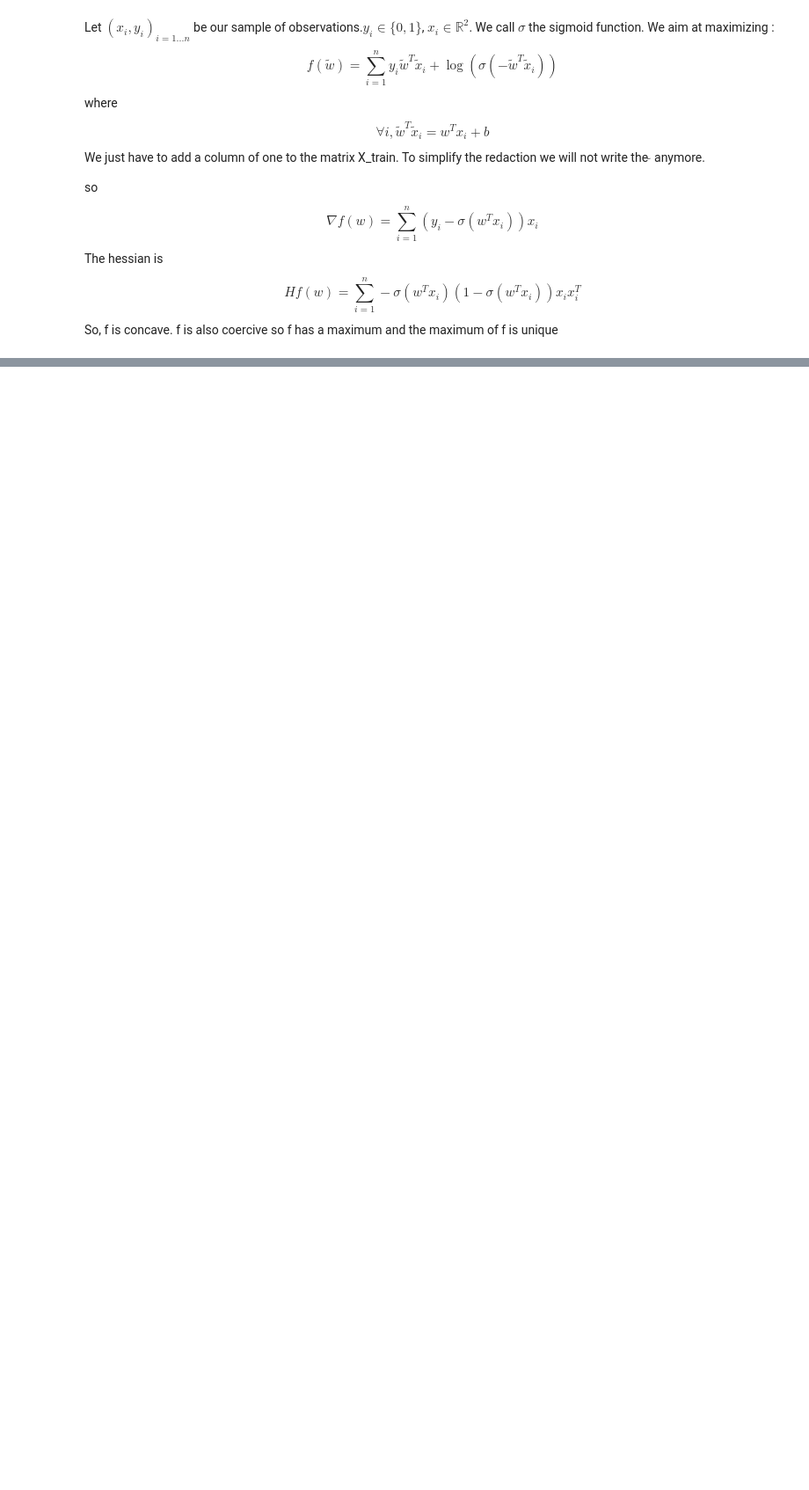
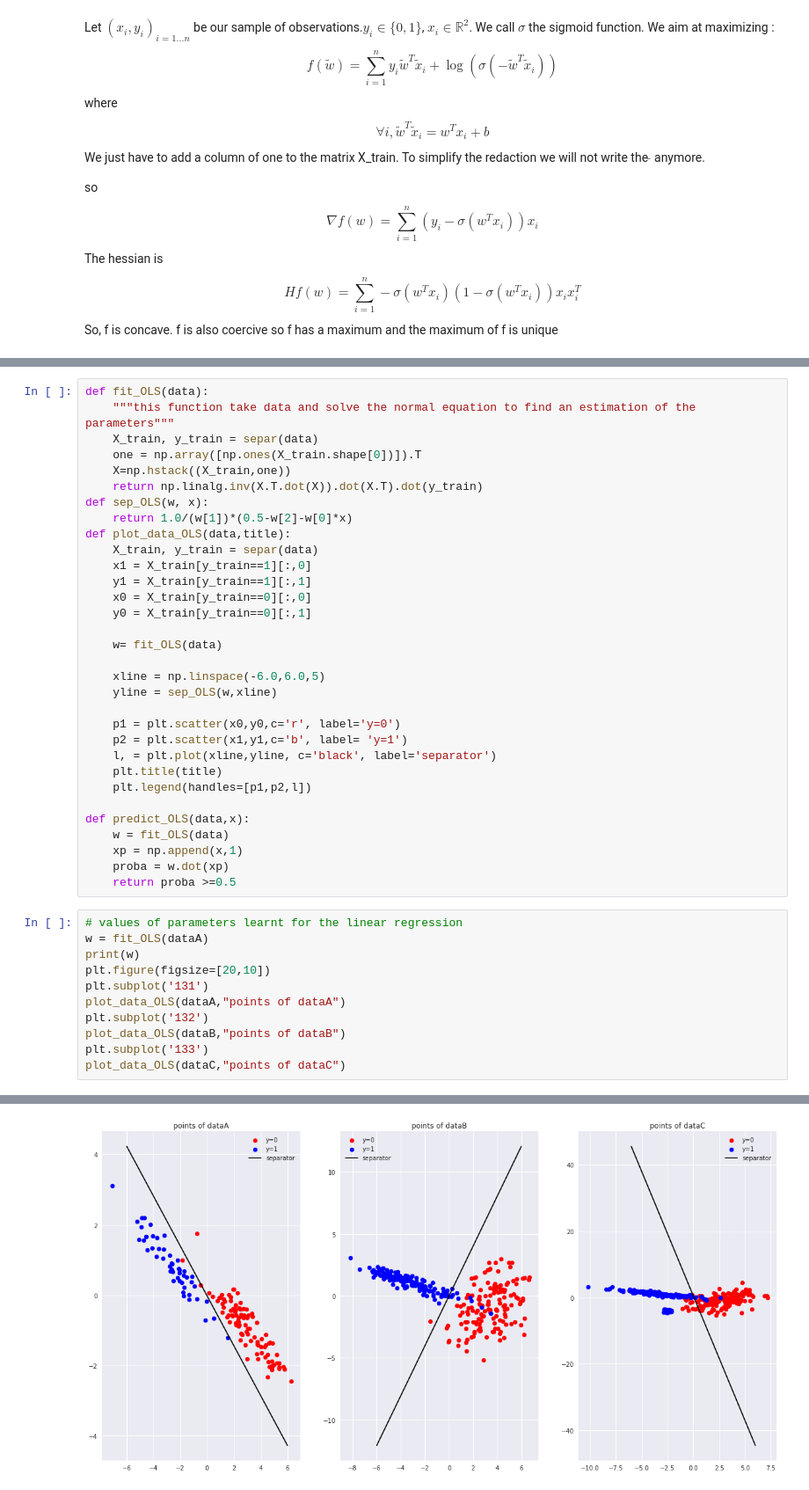
Before and after one commit to sofsoo1995/DM_PGM, a Jupyter notebook: MVA_DM1_Horache_Sofiane.ipynb, the cells around one changed output, grey strips where cells are left out. Shown: that part at 88% size. Saved outputs shown, nothing was run; the diff lists cells and outputs as text; blank space fills up the shorter version.

```diff
--- a/MVA_DM1_Horache_Sofiane.ipynb
+++ b/MVA_DM1_Horache_Sofiane.ipynb
@@ -329,0 +350,44 @@ Conclusion : The logistic regression performs quite well but less precise for th
+# %%
+def fit_OLS(data):
+    """this function take data and solve the normal equation to find an estimation of the parameters"""
+    X_train, y_train = separ(data)
+    one = np.array([np.ones(X_train.shape[0])]).T
+    X=np.hstack((X_train,one))
+    return np.linalg.inv(X.T.dot(X)).dot(X.T).dot(y_train)
+def sep_OLS(w, x):
+    return 1.0/(w[1])*(0.5-w[2]-w[0]*x)
+def plot_data_OLS(data,title):
+    X_train, y_train = separ(data)
+    x1 = X_train[y_train==1][:,0]
+    y1 = X_train[y_train==1][:,1]
+    x0 = X_train[y_train==0][:,0]
+    y0 = X_train[y_train==0][:,1]
+
+    w= fit_OLS(data)
+
+    xline = np.linspace(-6.0,6.0,5)
+    yline = sep_OLS(w,xline)
+
+    p1 = plt.scatter(x0,y0,c='r', label='y=0')
+    p2 = plt.scatter(x1,y1,c='b', label= 'y=1')
+    l, = plt.plot(xline,yline, c='black', label='separator')
+    plt.title(title)
+    plt.legend(handles=[p1,p2,l])
+
+def predict_OLS(data,x):
+    w = fit_OLS(data)
+    xp = np.append(x,1)
+    proba = w.dot(xp)
+    return proba >=0.5
+# %%
+# values of parameters learnt for the linear regression
+w = fit_OLS(dataA)
+print(w)
+plt.figure(figsize=[20,10])
+plt.subplot('131')
+plot_data_OLS(dataA,"points of dataA")
+plt.subplot('132')
+plot_data_OLS(dataB,"points of dataB")
+plt.subplot('133')
+plot_data_OLS(dataC,"points of dataC")
+# %% [output]
@@ -329,0 +395 @@ Conclusion : The logistic regression performs quite well but less precise for th
+[figure, added]
```
Also changed, not shown: parts of 16 cells of this notebook.
